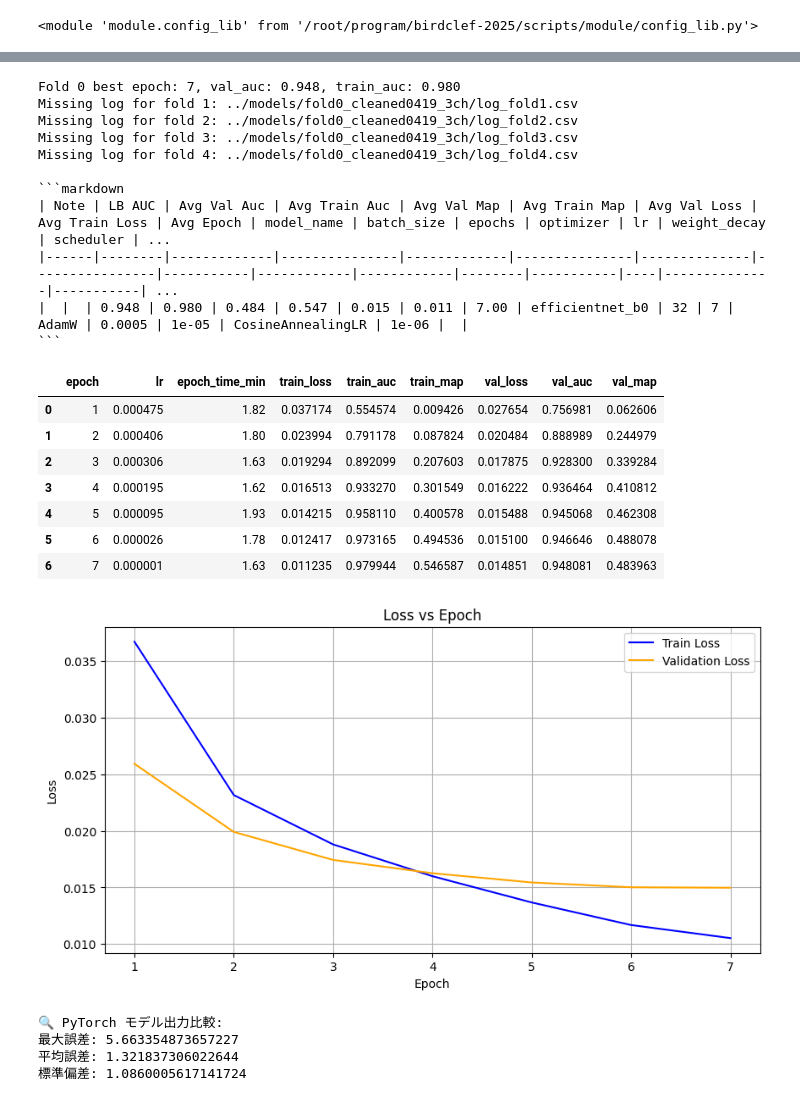
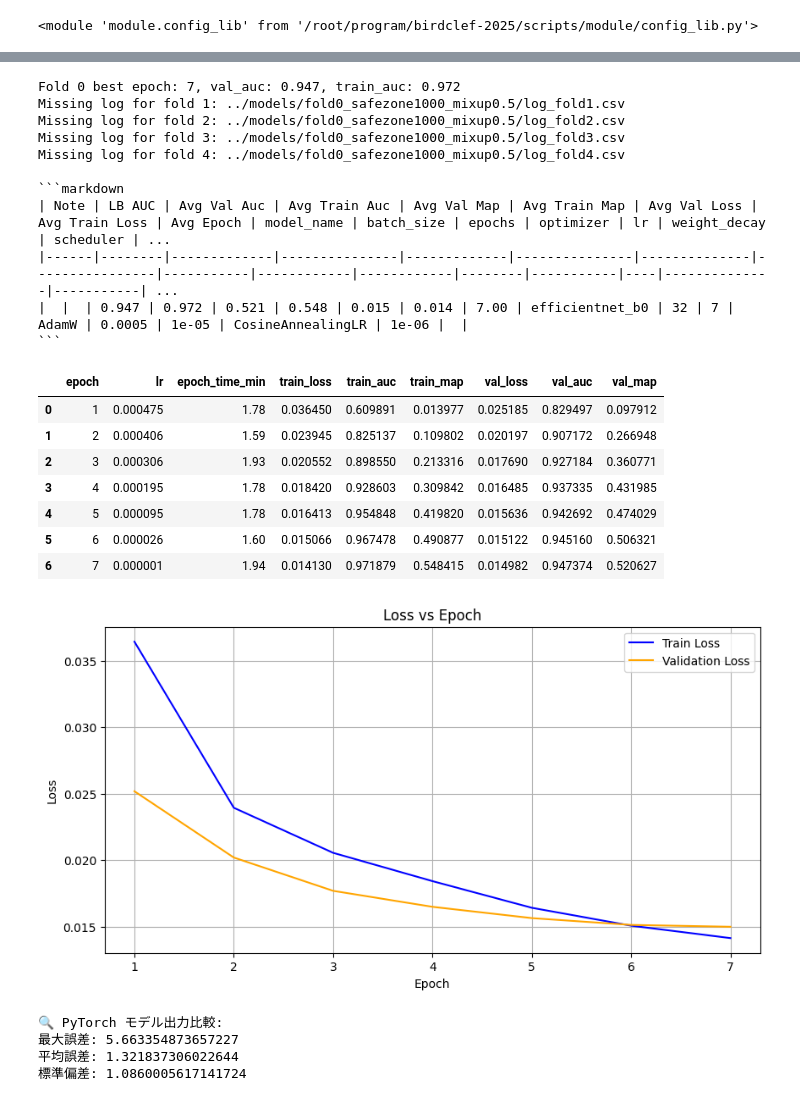
Before and after one commit to junya737/birdclef-2025, a Jupyter notebook: scripts/training.ipynb, the cells around one changed output, grey strips where cells are left out. Cells and saved outputs as stored; diff of their text form; code cells hidden in the pictures.

````diff
--- a/scripts/training.ipynb
+++ b/scripts/training.ipynb
@@ -603,6 +687,6 @@ Training complete!
 # %%
 import os
-model_dir_name = "fold0_cleaned0419_3ch"
+model_dir_name = "fold0_safezone1000_mixup0.5"
 model_dir = os.path.join(cfg.models_dir, model_dir_name)
 
 # スコア格納辞書（foldごとの記録）
@@ -665,43 +749,43 @@ print("| " + " | ".join(str(config_dict[k]) for k in all_keys) + " |")
 print("```")
 df
 # %% [output]
-Fold 0 best epoch: 7, val_auc: 0.948, train_auc: 0.980
-Missing log for fold 1: ../models/fold0_cleaned0419_3ch/log_fold1.csv
-Missing log for fold 2: ../models/fold0_cleaned0419_3ch/log_fold2.csv
-Missing log for fold 3: ../models/fold0_cleaned0419_3ch/log_fold3.csv
-Missing log for fold 4: ../models/fold0_cleaned0419_3ch/log_fold4.csv
+Fold 0 best epoch: 7, val_auc: 0.947, train_auc: 0.972
+Missing log for fold 1: ../models/fold0_safezone1000_mixup0.5/log_fold1.csv
+Missing log for fold 2: ../models/fold0_safezone1000_mixup0.5/log_fold2.csv
+Missing log for fold 3: ../models/fold0_safezone1000_mixup0.5/log_fold3.csv
+Missing log for fold 4: ../models/fold0_safezone1000_mixup0.5/log_fold4.csv
 
 ```markdown
 | Note | LB AUC | Avg Val Auc | Avg Train Auc | Avg Val Map | Avg Train Map | Avg Val Loss | Avg Train Loss | Avg Epoch | model_name | batch_size | epochs | optimizer | lr | weight_decay | scheduler | ...
 |------|--------|-------------|---------------|-------------|---------------|--------------|----------------|-----------|------------|------------|--------|-----------|----|--------------|-----------| ...
-|  |  | 0.948 | 0.980 | 0.484 | 0.547 | 0.015 | 0.011 | 7.00 | efficientnet_b0 | 32 | 7 | AdamW | 0.0005 | 1e-05 | CosineAnnealingLR | 1e-06 |  |
+|  |  | 0.947 | 0.972 | 0.521 | 0.548 | 0.015 | 0.014 | 7.00 | efficientnet_b0 | 32 | 7 | AdamW | 0.0005 | 1e-05 | CosineAnnealingLR | 1e-06 |  |
 ```
 |  | epoch | lr | epoch_time_min | train_loss | train_auc | train_map | val_loss | val_auc | val_map |
-| 0 | 1 | 0.000475 | 1.82 | 0.037174 | 0.554574 | 0.009426 | 0.027654 | 0.756981 | 0.062606 |
-| 1 | 2 | 0.000406 | 1.80 | 0.023994 | 0.791178 | 0.087824 | 0.020484 | 0.888989 | 0.244979 |
-| 2 | 3 | 0.000306 | 1.63 | 0.019294 | 0.892099 | 0.207603 | 0.017875 | 0.928300 | 0.339284 |
-| 3 | 4 | 0.000195 | 1.62 | 0.016513 | 0.933270 | 0.301549 | 0.016222 | 0.936464 | 0.410812 |
-| 4 | 5 | 0.000095 | 1.93 | 0.014215 | 0.958110 | 0.400578 | 0.015488 | 0.945068 | 0.462308 |
-| 5 | 6 | 0.000026 | 1.78 | 0.012417 | 0.973165 | 0.494536 | 0.015100 | 0.946646 | 0.488078 |
-| 6 | 7 | 0.000001 | 1.63 | 0.011235 | 0.979944 | 0.546587 | 0.014851 | 0.948081 | 0.483963 |
+| 0 | 1 | 0.000475 | 1.78 | 0.036450 | 0.609891 | 0.013977 | 0.025185 | 0.829497 | 0.097912 |
+| 1 | 2 | 0.000406 | 1.59 | 0.023945 | 0.825137 | 0.109802 | 0.020197 | 0.907172 | 0.266948 |
+| 2 | 3 | 0.000306 | 1.93 | 0.020552 | 0.898550 | 0.213316 | 0.017690 | 0.927184 | 0.360771 |
+| 3 | 4 | 0.000195 | 1.78 | 0.018420 | 0.928603 | 0.309842 | 0.016485 | 0.937335 | 0.431985 |
+| 4 | 5 | 0.000095 | 1.78 | 0.016413 | 0.954848 | 0.419820 | 0.015636 | 0.942692 | 0.474029 |
+| 5 | 6 | 0.000026 | 1.60 | 0.015066 | 0.967478 | 0.490877 | 0.015122 | 0.945160 | 0.506321 |
+| 6 | 7 | 0.000001 | 1.94 | 0.014130 | 0.971879 | 0.548415 | 0.014982 | 0.947374 | 0.520627 |
 # %%
-model_dir_name = "fold0_cleaned0419_0430"
+model_dir_name = "fold0_safezone1000_mixup0.5"
 i = 0
 model_dir = os.path.join(cfg.models_dir, model_dir_name)
 log_path = os.path.join(model_dir, f"log_fold{i}.csv")
 
 # lossをプロット
 df = pd.read_csv(log_path)
 plt.figure(figsize=(10, 5))
 plt.plot(df['epoch'], df['train_loss'], label='Train Loss', color='blue')
 plt.plot(df['epoch'], df['val_loss'], label='Validation Loss', color='orange')
 plt.title('Loss vs Epoch')
 plt.xlabel('Epoch')
 plt.ylabel('Loss')
 plt.legend()
 plt.grid()
 # %% [output]
-[figure, old version]
+[figure, new version]
 # %%
 # モデル出力チェック
 
````
Also changed, not shown: parts of 3 cells of this notebook.
